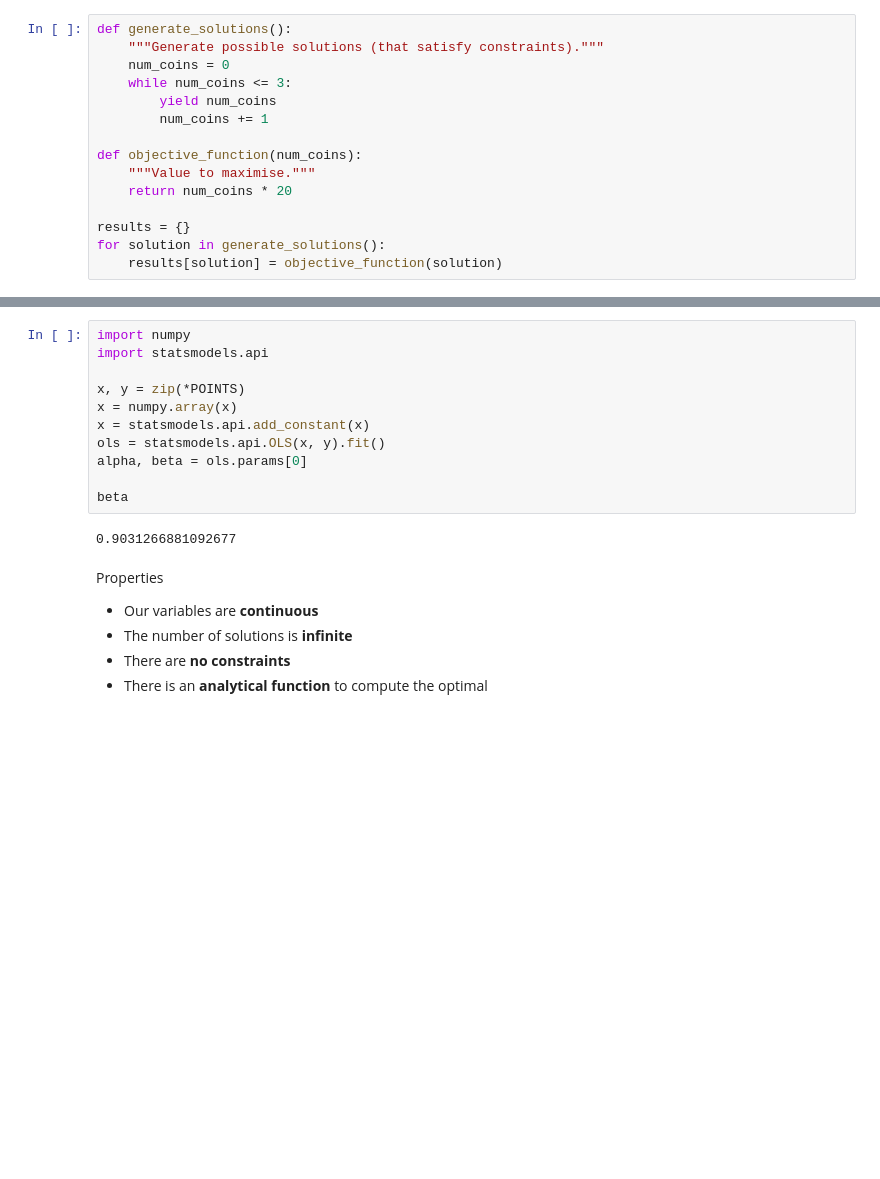
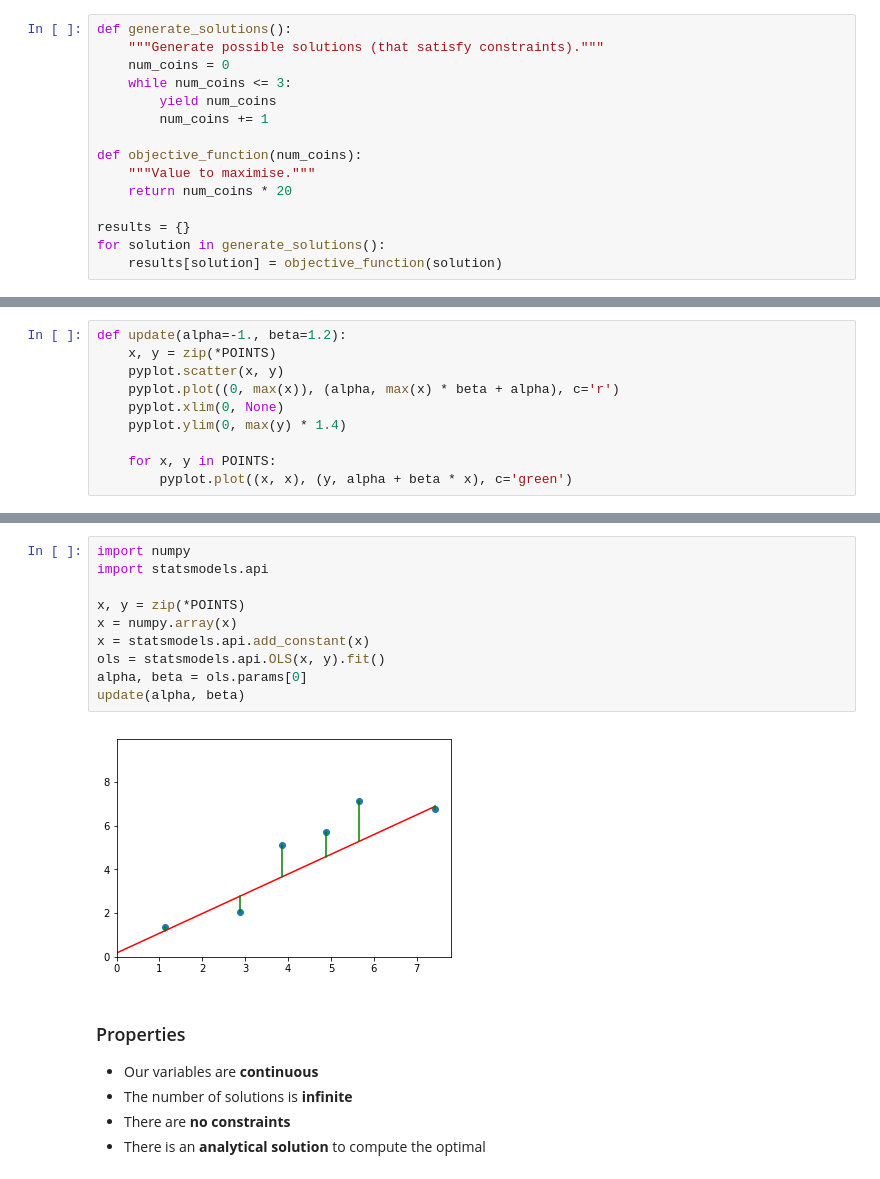
Before and after one commit to Jimmy-INL/optimisation, a Jupyter notebook: Optimisation.ipynb, the cells around one changed output, grey strips where cells are left out. Drawn from its saved outputs; the diff is of its cells as text; blank space fills up the shorter version.

```diff
--- a/Optimisation.ipynb
+++ b/Optimisation.ipynb
@@ -98,0 +114,10 @@ interactive(children=(FloatSlider(value=-1.0, description='alpha', max=1.0, min=
+# %%
+def update(alpha=-1., beta=1.2):
+    x, y = zip(*POINTS)
+    pyplot.scatter(x, y)
+    pyplot.plot((0, max(x)), (alpha, max(x) * beta + alpha), c='r')
+    pyplot.xlim(0, None)
+    pyplot.ylim(0, max(y) * 1.4)
+
+    for x, y in POINTS:
+        pyplot.plot((x, x), (y, alpha + beta * x), c='green')
@@ -99,20 +130,19 @@ interactive(children=(FloatSlider(value=-1.0, description='alpha', max=1.0, min=
 # %%
 import numpy
 import statsmodels.api
 
 x, y = zip(*POINTS)
 x = numpy.array(x)
 x = statsmodels.api.add_constant(x)
 ols = statsmodels.api.OLS(x, y).fit()
 alpha, beta = ols.params[0]
-
-beta
+update(alpha, beta)
 # %% [output]
-0.9031266881092677
+[figure, added]
 # %% [markdown]
-Properties
+### Properties
 
 - Our variables are **continuous**
 - The number of solutions is **infinite**
 - There are **no constraints**
-- There is an **analytical function** to compute the optimal
+- There is an **analytical solution** to compute the optimal
```
Also changed, not shown: parts of 39 cells of this notebook, 5 other files.
